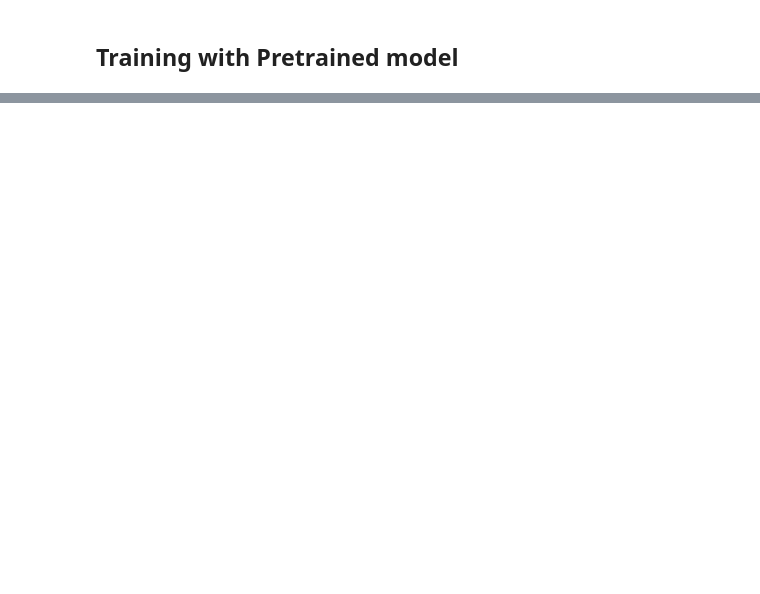
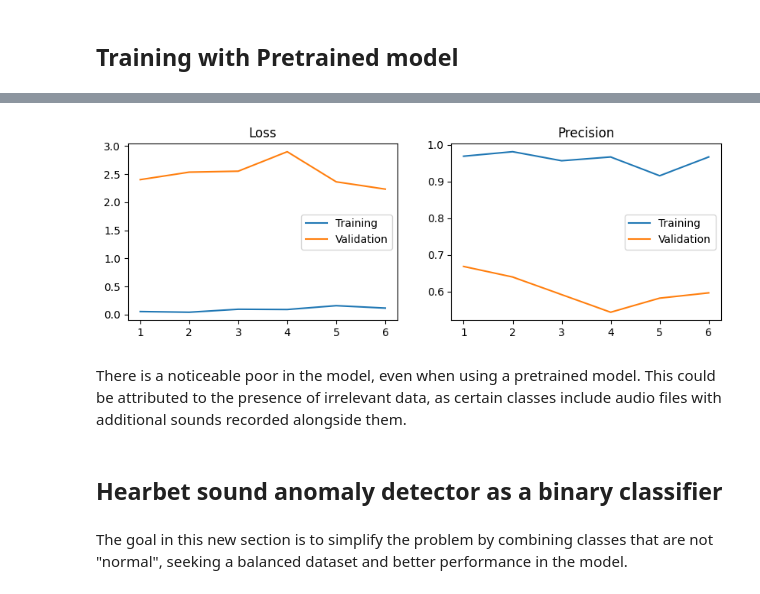
Before and after one commit to edcalderin/Heartbet-Sound-Anomaly-Detector, a Jupyter notebook: notebooks/training.ipynb, the cells around one changed output, grey strips where cells are left out. Cells and saved outputs as stored; diff of their text form; code cells hidden in the pictures; blank space fills up the shorter version.

```diff
--- a/notebooks/training.ipynb
+++ b/notebooks/training.ipynb
@@ -396,0 +449,19 @@ class Network(nn.Module):
+# %%
+class PreTrainedNetwork(nn.Module):
+    def __init__(self, model_name: str, num_classes: int) -> None:
+        super().__init__()
+        self.model = timm.create_model(model_name, pretrained = True, in_chans = 1)
+        self.in_features = self.model.classifier.in_features
+        self.model.classifier = nn.Sequential(
+            nn.Dropout(p = 0.1),
+            nn.Linear(self.in_features, num_classes)
+          )
+
+    def forward(self, input):
+        return self.model(input)
+# %%
+device = torch.device('cuda' if torch.cuda.is_available() else 'cpu')
+
+pretrained_model = PreTrainedNetwork(model_name = 'tf_efficientnet_b3_ns', num_classes = 5).to(device)
+
+pretrained_model
@@ -397,16 +486,20 @@ class Network(nn.Module):
 # %%
 %%time
 
-device: str = 'cuda' if torch.cuda.is_available() else 'cpu'
+class_weights = torch.tensor([0.34, 0.85, 2.83, 2.93, 5.86]).to(device)
+LEARNING_RATE: float = 0.005
+EPOCHS: int = 6
+BATCH_SIZE: int = 8
 
-hearbetDetectorNetwork = HearbetDetectorTrainer(Network(), lr = 0.0001, device = device)
+loss_function = nn.CrossEntropyLoss(weight = class_weights)
+optimizer = torch.optim.SGD(params = pretrained_model.parameters(), lr = LEARNING_RATE, momentum = 0.9)
 
-class_weights = torch.tensor([0.34, 0.85, 2.83, 2.93, 5.86]).to(device)
-EPOCHS = 2
+hearbetDetectorNetwork = HearbetDetectorTrainer(model = pretrained_model, device = device)
 
-history = hearbetDetectorNetwork.fit(nn.CrossEntropyLoss(),
+history = hearbetDetectorNetwork.fit(loss_function = loss_function,
+                                     optimizer = optimizer,
                                      epochs = EPOCHS,
-                                     batch_size = 4,
-                                     training_set = train_dataset,
-                                     validation_set = test_dataset)
+                                     batch_size = BATCH_SIZE,
+                                     training_set = train_dataset_concatenated,
+                                     validation_set = test_dataset_concatenated)
 # %% [output]
@@ -414,0 +515,10 @@ AttributeError: 'dict' object has no attribute 'embed_dim'
+# %%
+plot_loss_curves(history)
+# %% [output]
+[figure, added]
+# %% [markdown]
+There is a noticeable poor in the model, even when using a pretrained model. This could be attributed to the presence of irrelevant data, as certain classes include audio files with additional sounds recorded alongside them.
+# %% [markdown]
+## Hearbet sound anomaly detector as a binary classifier
+# %% [markdown]
+The goal in this new section is to simplify the problem by combining classes that are not "normal", seeking a balanced dataset and better performance in the model.
```
Also changed, not shown: parts of 45 cells of this notebook, 2 other files.
